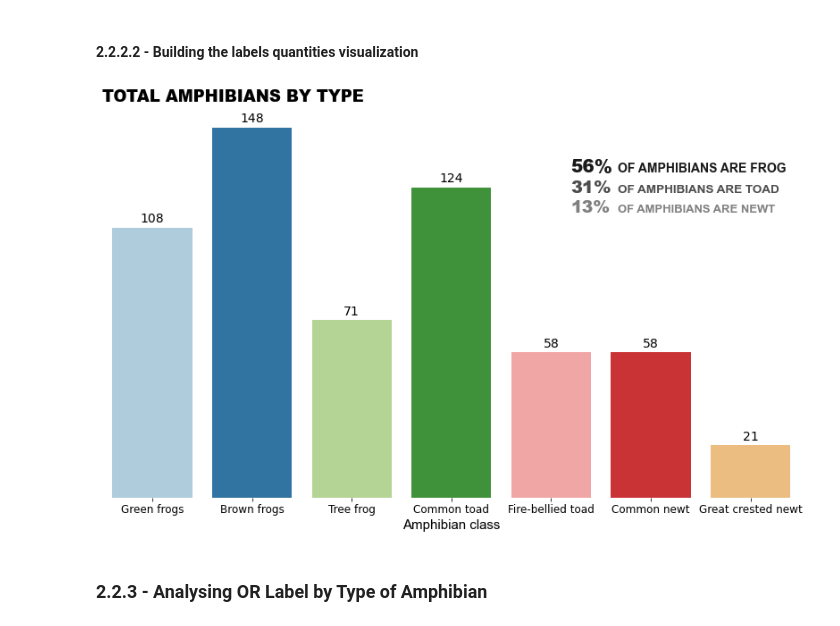
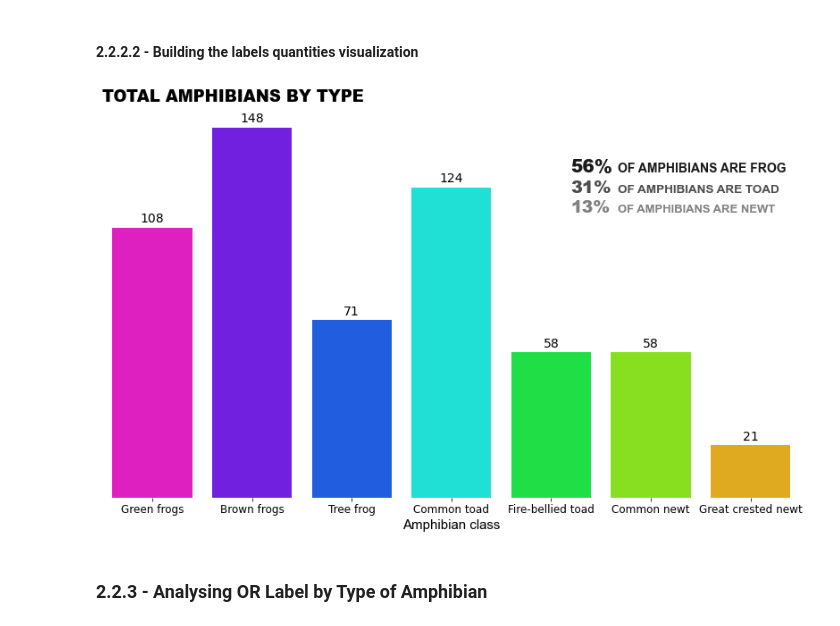
Before and after one commit to Renata-Thomazelli/amphibians, a Jupyter notebook: amphibians-Copy2.ipynb, the cells around one changed output. Drawn from its saved outputs; the diff is of its cells as text; code cells hidden in the pictures.

```diff
--- a/amphibians-Copy2.ipynb
+++ b/amphibians-Copy2.ipynb
@@ -539,10 +539,26 @@ def ranking(df,col,col_sum,*lista,**totais):
 #Let's building a chart
 
 plt.figure(figsize=(14,8))
+palette_barplot = sns.color_palette("hsv_r", 7)
+ax = sns.barplot(
+    data=amphibians_chart,
+    x = "amphibian class",
+    y = "Total",
+    palette = palette_barplot,
+    order=['Green frogs','Brown frogs',
+           'Tree frog',
+           'Common toad',
+           'Fire-bellied toad',
+           'Common newt',
+           'Great crested newt']
+)
+csfont = {'fontname':'Arial'}
+ax.set_title("TOTAL AMPHIBIANS BY TYPE",
+             fontdict = {'fontsize':18,
+                         'fontweight':'heavy',
+                         'fontstretch':'expanded'},
+             **csfont, loc='left', pad=8.0)
 
-ax = sns.barplot(data=amphibians_chart,x = "amphibian class", y = "Total", palette = "Paired",order=['Green frogs','Brown frogs','Tree frog','Common toad','Fire-bellied toad','Common newt','Great crested newt'])
-csfont = {'fontname':'Arial'}
-ax.set_title("TOTAL AMPHIBIANS BY TYPE", fontdict = {'fontsize':18,'fontweight':'heavy','fontstretch':'expanded'}, **csfont, loc='left', pad=8.0)
 ax.set_xlabel("Amphibian class",fontdict = {'fontsize':15}, **csfont)
 ax.set_ylabel("Total", fontdict={'fontsize' : 15},**csfont)
 ax.yaxis.set_visible(False)
@@ -553,34 +569,34 @@ ax.spines['left'].set_visible(False)
 label_size = 12
 ax.tick_params(labelsize=label_size)
 
 
 rank = ranking(amphibians_chart,'amphibian class','Total','frog','newt',"toad")
 
 altura=130
 color ='0.1'
 fontsize_number = 20
 fontsize_text = 14
 for k,v in rank.items():
     label_text_perc = f"{v}%"
     ax.text(x=4.2,y=altura,s=label_text_perc,fontsize=fontsize_number,fontfamily=csfont['fontname'],fontweight='extra bold',color=color)
     label_text = f"OF AMPHIBIANS ARE {k.upper()}"
     ax.text(x=4.67,y=altura,s=label_text,fontsize=fontsize_text,fontfamily=csfont['fontname'],fontweight='semibold',color=color, fontvariant='small-caps')
     altura=altura-8
     color = str(float(color)+0.2)
     fontsize_number = fontsize_number-0.5
     fontsize_text = fontsize_text-0.5
 
 
 
 #Annotate the bars with value
 for p, v in zip(ax.patches, amphibians_chart.set_index('amphibian class').reindex(['Green frogs','Brown frogs','Tree frog','Common toad','Fire-bellied toad','Common newt','Great crested newt']).reset_index()['Total']): #arrumar a ordem
  height = p.get_height()
  ax.text(p.get_x() + p.get_width() / 2, height + 1, v,
  ha='center', va='bottom', fontdict = {'fontsize':14})
 plt.savefig("charts/Bar Plot by type of Amphibians.png",transparent = False,facecolor ="w",bbox_inches ="tight",pad_inches = 1,edgecolor ='w',orientation ='landscape', dpi=300)
 plt.show()
 # %% [output]
-[figure, old version]
+[figure, new version]
 # %% [markdown]
 ### 2.2.3 - Analysing OR Label by Type of Amphibian
 # %% [markdown]
```
Also changed, not shown: parts of 30 cells of this notebook, 6 other files.
